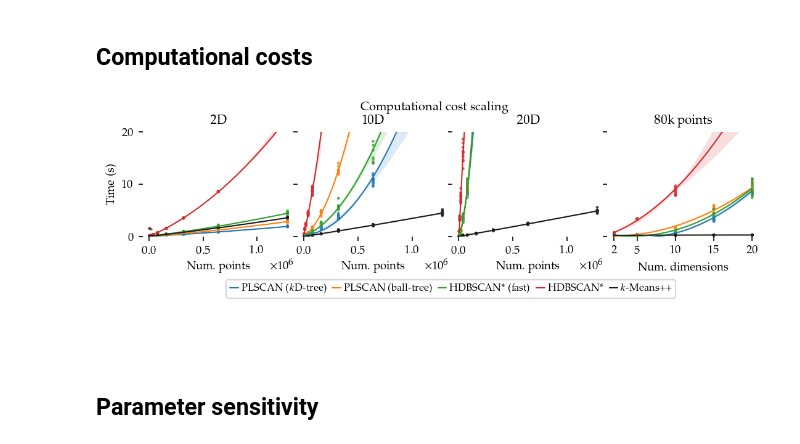
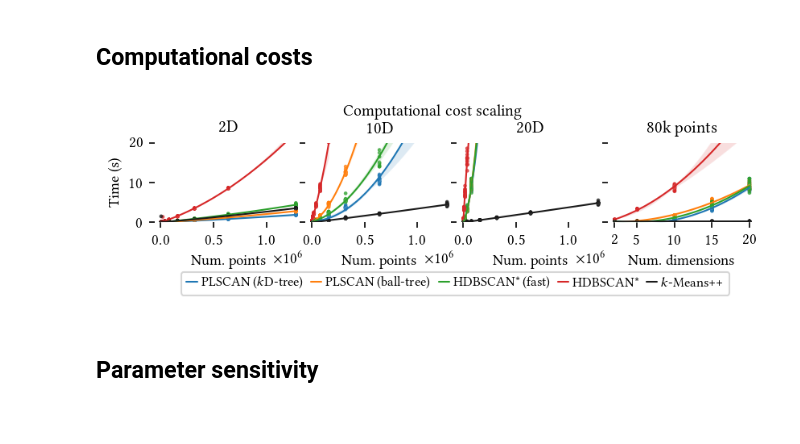
Before and after one commit to JelmerBot/fast_plscan, a Jupyter notebook: docs/_paper_figures.ipynb, the cells around one changed output. Cells and saved outputs as stored; diff of their text form; code cells hidden in the pictures; blank space fills up the shorter version.

```diff
--- a/docs/_paper_figures.ipynb
+++ b/docs/_paper_figures.ipynb
@@ -490,37 +492,37 @@ for i, name in enumerate(alg_names):
             order=2,
             line_kws={"linewidth": 1},
             scatter_kws={"s": 5, "edgecolor": "none"},
         )
 
 plt.xticks([2, 5, 10, 15, 20])
 plt.ylim(0, timeout)
 plt.yticks(ticks)
 plt.gca().set_yticklabels(["" for t in ticks])
 plt.ylabel("")
 plt.xlabel("Num.~dimensions")
 plt.title("80k points")
-plt.suptitle("Computational cost scaling", y=1)
+plt.suptitle("Computational cost scaling", y=0.99, va="top")
 
 plt.subplot(2, 1, 2)
 plt.legend(
     handles=[
         plt.Line2D([0], [0], color=p, lw=1, label=to_display_name(n))
         for p, n in zip(palette, alg_names)
     ],
     loc="lower center",
-    bbox_to_anchor=(0.5, 0.36),
+    bbox_to_anchor=(0.5, 0),
     handlelength=0.8,
     columnspacing=0.6,
     handletextpad=0.3,
     ncol=len(alg_names),
 )
 plt.axis("off")
 
-plt.subplots_adjust(0.06, -0.2, 0.99, 0.85, hspace=0, wspace=0.02)
+plt.subplots_adjust(0.08, 0, 0.99, 0.8, hspace=0, wspace=0.02)
 plt.savefig("images/benchmark_time.pdf", pad_inches=0)
 plt.show()
 # %% [output]
-[figure, old version]
+[figure, new version]
 # %% [markdown]
 ## Parameter sensitivity
 # %%
```
Also changed, not shown: parts of 15 cells of this notebook, 17 other files.
